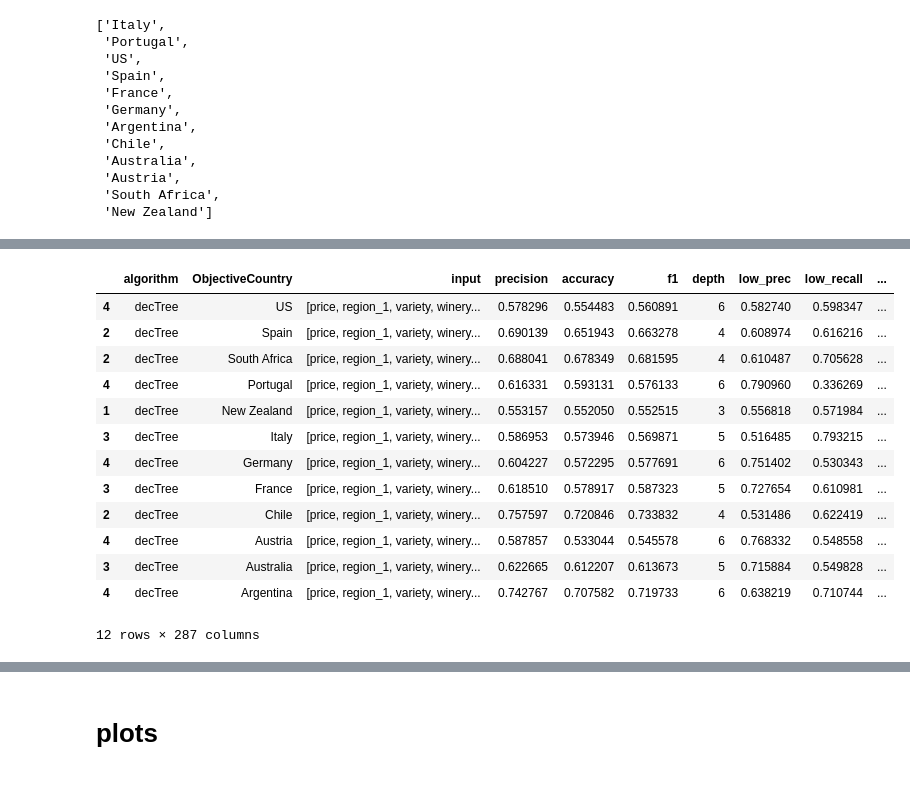
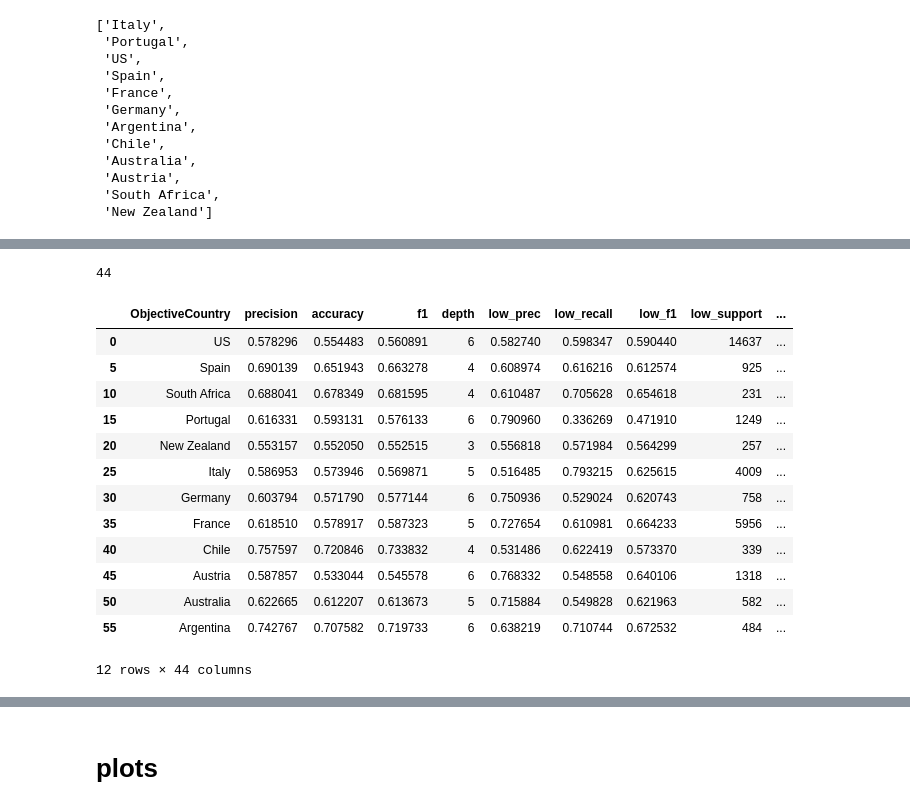
Before and after one commit to Gneur11/bdaFinalMIo, a Jupyter notebook: ClassifierAnalysis.ipynb, the cells around one changed output, grey strips where cells are left out. Drawn from its saved outputs; the diff is of its cells as text; code cells hidden in the pictures.

```diff
--- a/ClassifierAnalysis.ipynb
+++ b/ClassifierAnalysis.ipynb
@@ -447,0 +446,2 @@ New Zealand must not be in training set ['Italy', 'Portugal', 'US', 'Spain', 'Fr
+# %%
+result.drop("input",inplace=True,axis=1)
@@ -448,21 +469,30 @@ New Zealand must not be in training set ['Italy', 'Portugal', 'US', 'Spain', 'Fr
+# %%
+for col in result.columns:
+    if len(result[col].unique().tolist()) == 1:
+        result.drop(col,inplace=True,axis=1)
+# %%
+len(result.columns)
+# %% [output]
+44
 # %%
 #since there are combinations of country/depth for every country, if we take the first row every 5 we have the best result
 result = result.sort_values(["ObjectiveCountry","f1"],ascending=False)
-result.reset_index(drop=True)
-results = result.iloc[::5, :]
-results
+df = pd.DataFrame()
+df = result.reset_index(drop=True)
+df = df.iloc[::5, :]
+df
 # %% [output]
-|  | algorithm | ObjectiveCountry | input | precision | accuracy | f1 | depth | low_prec | low_recall | ... |
-| 4 | decTree | US | [price, region_1, variety, winery... | 0.578296 | 0.554483 | 0.560891 | 6 | 0.582740 | 0.598347 | ... |
-| 2 | decTree | Spain | [price, region_1, variety, winery... | 0.690139 | 0.651943 | 0.663278 | 4 | 0.608974 | 0.616216 | ... |
-| 2 | decTree | South Africa | [price, region_1, variety, winery... | 0.688041 | 0.678349 | 0.681595 | 4 | 0.610487 | 0.705628 | ... |
-| 4 | decTree | Portugal | [price, region_1, variety, winery... | 0.616331 | 0.593131 | 0.576133 | 6 | 0.790960 | 0.336269 | ... |
-| 1 | decTree | New Zealand | [price, region_1, variety, winery... | 0.553157 | 0.552050 | 0.552515 | 3 | 0.556818 | 0.571984 | ... |
-| 3 | decTree | Italy | [price, region_1, variety, winery... | 0.586953 | 0.573946 | 0.569871 | 5 | 0.516485 | 0.793215 | ... |
-| 4 | decTree | Germany | [price, region_1, variety, winery... | 0.604227 | 0.572295 | 0.577691 | 6 | 0.751402 | 0.530343 | ... |
-| 3 | decTree | France | [price, region_1, variety, winery... | 0.618510 | 0.578917 | 0.587323 | 5 | 0.727654 | 0.610981 | ... |
-| 2 | decTree | Chile | [price, region_1, variety, winery... | 0.757597 | 0.720846 | 0.733832 | 4 | 0.531486 | 0.622419 | ... |
-| 4 | decTree | Austria | [price, region_1, variety, winery... | 0.587857 | 0.533044 | 0.545578 | 6 | 0.768332 | 0.548558 | ... |
-| 3 | decTree | Australia | [price, region_1, variety, winery... | 0.622665 | 0.612207 | 0.613673 | 5 | 0.715884 | 0.549828 | ... |
-| 4 | decTree | Argentina | [price, region_1, variety, winery... | 0.742767 | 0.707582 | 0.719733 | 6 | 0.638219 | 0.710744 | ... |
+|  | ObjectiveCountry | precision | accuracy | f1 | depth | low_prec | low_recall | low_f1 | low_support | ... |
+| 0 | US | 0.578296 | 0.554483 | 0.560891 | 6 | 0.582740 | 0.598347 | 0.590440 | 14637 | ... |
+| 5 | Spain | 0.690139 | 0.651943 | 0.663278 | 4 | 0.608974 | 0.616216 | 0.612574 | 925 | ... |
+| 10 | South Africa | 0.688041 | 0.678349 | 0.681595 | 4 | 0.610487 | 0.705628 | 0.654618 | 231 | ... |
+| 15 | Portugal | 0.616331 | 0.593131 | 0.576133 | 6 | 0.790960 | 0.336269 | 0.471910 | 1249 | ... |
+| 20 | New Zealand | 0.553157 | 0.552050 | 0.552515 | 3 | 0.556818 | 0.571984 | 0.564299 | 257 | ... |
+| 25 | Italy | 0.586953 | 0.573946 | 0.569871 | 5 | 0.516485 | 0.793215 | 0.625615 | 4009 | ... |
+| 30 | Germany | 0.603794 | 0.571790 | 0.577144 | 6 | 0.750936 | 0.529024 | 0.620743 | 758 | ... |
+| 35 | France | 0.618510 | 0.578917 | 0.587323 | 5 | 0.727654 | 0.610981 | 0.664233 | 5956 | ... |
+| 40 | Chile | 0.757597 | 0.720846 | 0.733832 | 4 | 0.531486 | 0.622419 | 0.573370 | 339 | ... |
+| 45 | Austria | 0.587857 | 0.533044 | 0.545578 | 6 | 0.768332 | 0.548558 | 0.640106 | 1318 | ... |
+| 50 | Australia | 0.622665 | 0.612207 | 0.613673 | 5 | 0.715884 | 0.549828 | 0.621963 | 582 | ... |
+| 55 | Argentina | 0.742767 | 0.707582 | 0.719733 | 6 | 0.638219 | 0.710744 | 0.672532 | 484 | ... |
-12 rows × 287 columns
+12 rows × 44 columns
```
Also changed, not shown: parts of 12 cells of this notebook.
